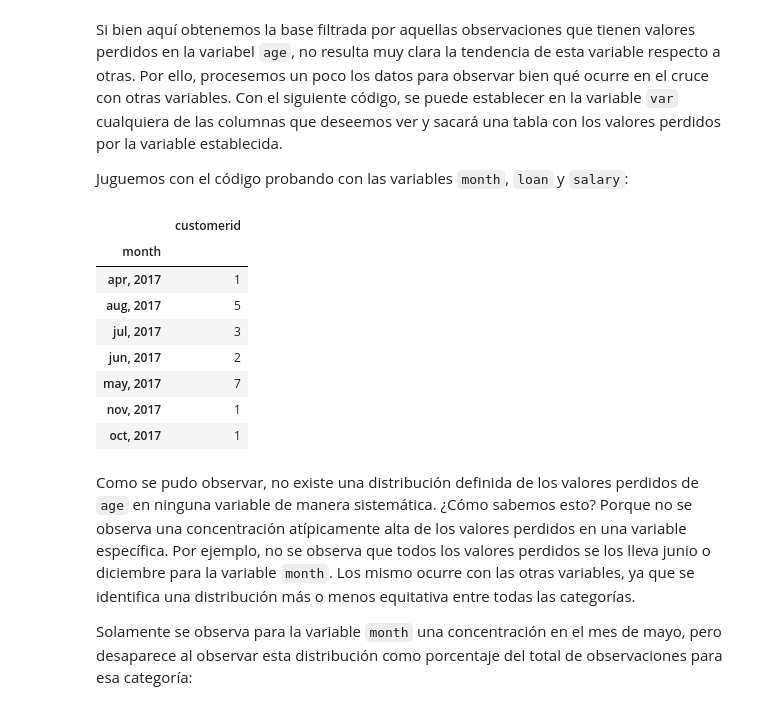
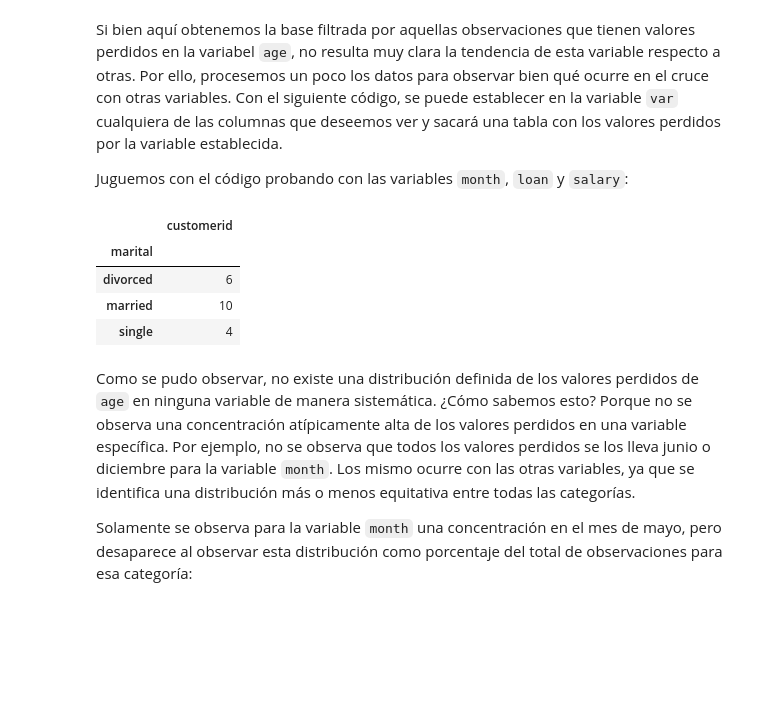
Before and after one commit to JuanMartinL/Data-Science-Crash-Course, a Jupyter notebook: Lecture 6 - Data Science - Data Cleaning/Lecture6_DataScience_DataCleaning_StudentCase.ipynb, the cells around one changed output. Saved outputs shown, nothing was run; the diff lists cells and outputs as text; code cells hidden in the pictures; blank space fills up the shorter version.

```diff
--- a/Lecture 6 - Data Science - Data Cleaning/Lecture6_DataScience_DataCleaning_StudentCase.ipynb
+++ b/Lecture 6 - Data Science - Data Cleaning/Lecture6_DataScience_DataCleaning_StudentCase.ipynb
@@ -152,20 +152,16 @@ Si bien aquí obtenemos la base filtrada por aquellas observaciones que tienen v
 Juguemos con el código probando con las variables `month`, `loan` y `salary`:
 # %%
 # Se define la variable por la que se quiere agrupar
-var = "month"
+var = "marital"
 
 # Se agrupa por categorías de la variable
 data[data.age.isnull()][["customerid", var]].groupby(var).count()
 # %% [output]
 |  | customerid |
-| month |  |
-| apr, 2017 | 1 |
-| aug, 2017 | 5 |
-| jul, 2017 | 3 |
-| jun, 2017 | 2 |
-| may, 2017 | 7 |
-| nov, 2017 | 1 |
-| oct, 2017 | 1 |
+| marital |  |
+| divorced | 6 |
+| married | 10 |
+| single | 4 |
 # %% [markdown]
 Como se pudo observar, no existe una distribución definida de los valores perdidos de `age` en ninguna variable de manera sistemática. ¿Cómo sabemos esto? Porque no se observa una concentración atípicamente alta de los valores perdidos en una variable específica. Por ejemplo, no se observa que todos los valores perdidos se los lleva junio o diciembre para la variable `month`. Los mismo ocurre con las otras variables, ya que se identifica una distribución más o menos equitativa entre todas las categorías.
 
```
Also changed, not shown: parts of 6 cells of this notebook, 6 other files.
